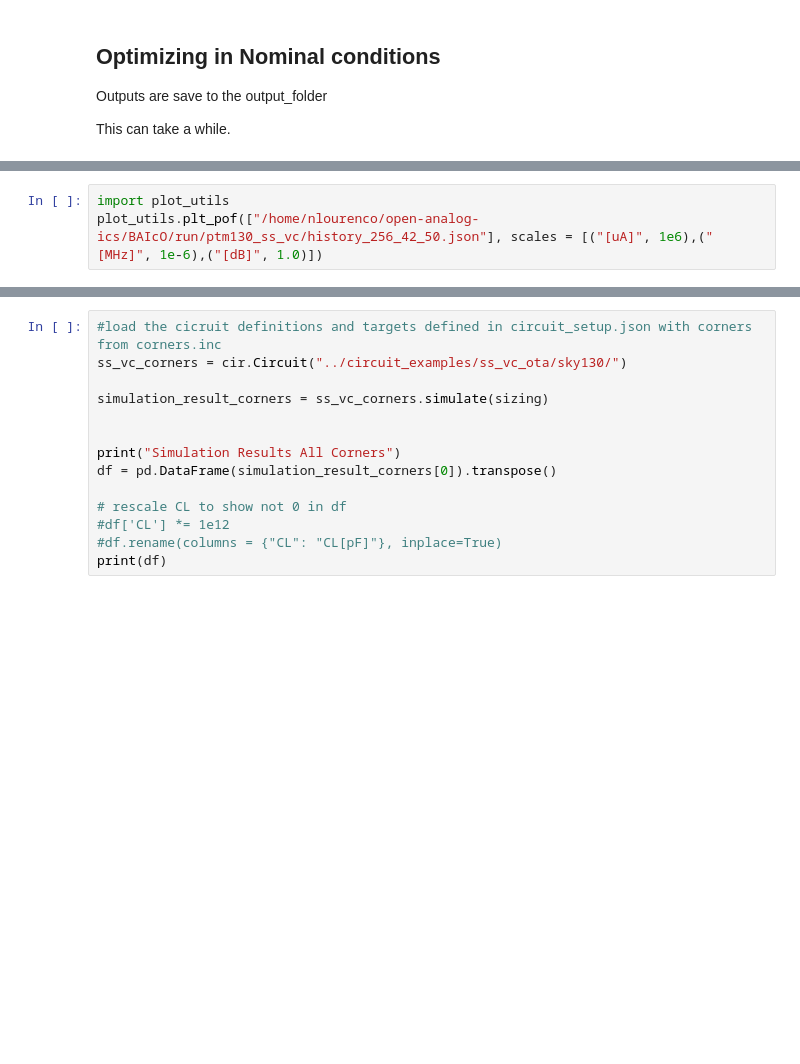
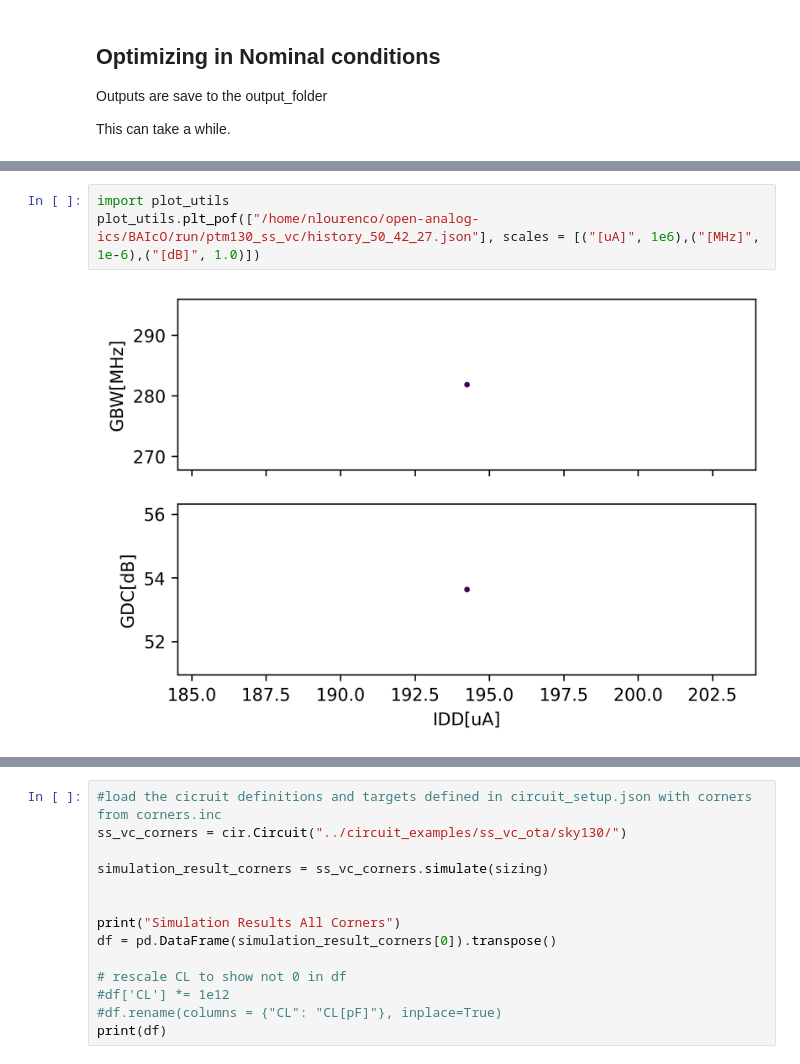
Before and after one commit to nunocclourenco/BAIcO, a Jupyter notebook: notebooks/ss_vc.ipynb, the cells around one changed output, grey strips where cells are left out. Saved outputs shown, nothing was run; the diff lists cells and outputs as text; blank space fills up the shorter version.

```diff
--- a/notebooks/ss_vc.ipynb
+++ b/notebooks/ss_vc.ipynb
@@ -73,6 +114,8 @@ cir.run_optimization("../circuit_examples/ss_vc_ota/ptm130/", "../run/ptm130_ss_
 # %%
 import plot_utils
-plot_utils.plt_pof(["/home/nlourenco/open-analog-ics/BAIcO/run/ptm130_ss_vc/history_256_42_50.json"], scales = [("[uA]", 1e6),("[MHz]", 1e-6),("[dB]", 1.0)])
+plot_utils.plt_pof(["/home/nlourenco/open-analog-ics/BAIcO/run/ptm130_ss_vc/history_50_42_27.json"], scales = [("[uA]", 1e6),("[MHz]", 1e-6),("[dB]", 1.0)])
+# %% [output]
+[figure, added]
 # %%
 #SKY 130
 # load the cicruit definitions and targets defined in circuit_setup.json
```
Also changed, not shown: parts of 5 cells of this notebook, 5 other files.
